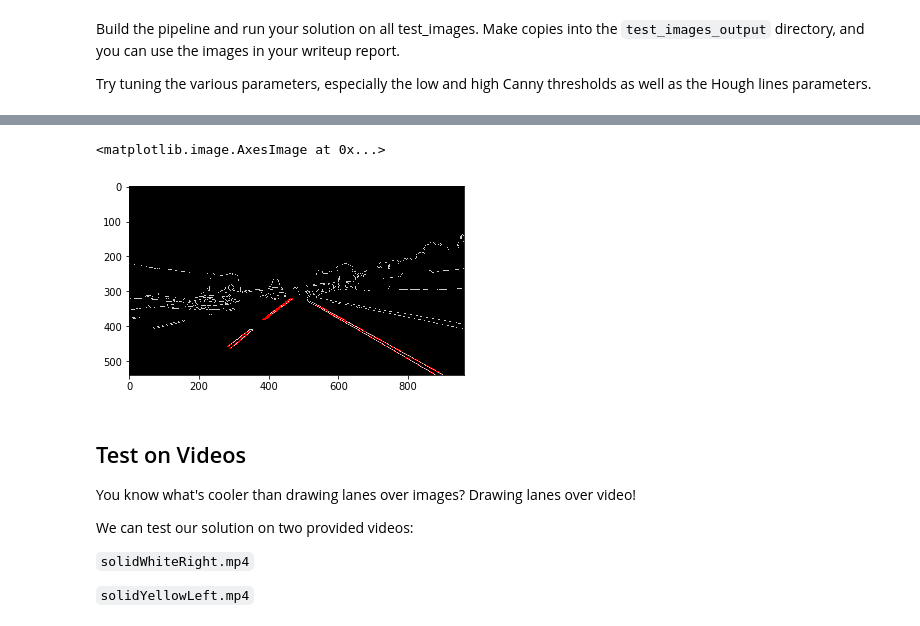
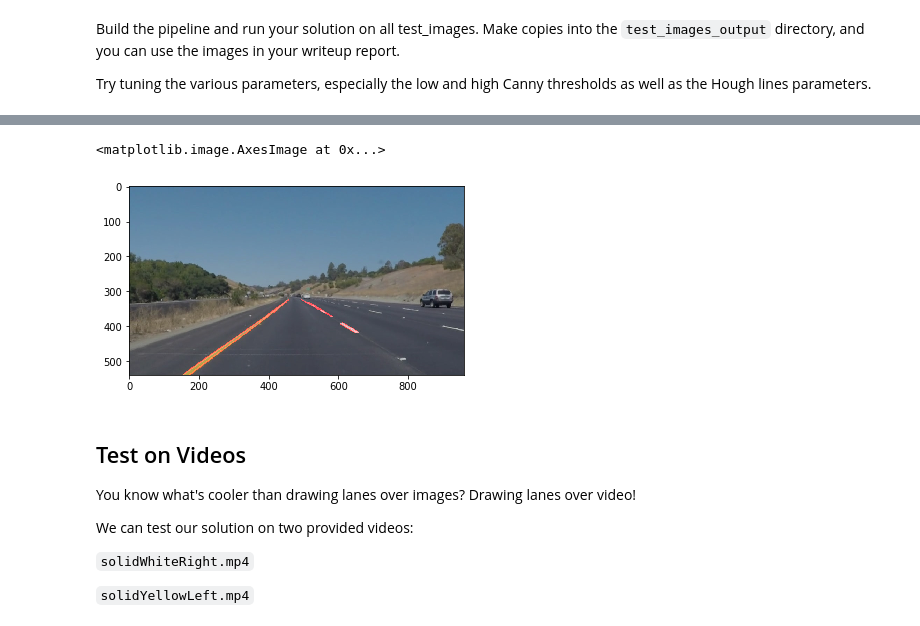
Before and after one commit to MellonGuan/CarND-LaneLines-P1, a Jupyter notebook: P1.ipynb, the cells around one changed output, grey strips where cells are left out. Drawn from its saved outputs; the diff is of its cells as text; code cells hidden in the pictures.

```diff
--- a/P1.ipynb
+++ b/P1.ipynb
@@ -52,7 +52,7 @@ import cv2
 # %%
 #reading in an image
 # image = mpimg.imread('test_images/solidYellowCurve.jpg')
-image = mpimg.imread('test_images/solidWhiteCurve.jpg')
+image = mpimg.imread('test_images/solidYellowCurve.jpg')
 
 #printing out some stats and plotting
 print('This image is:', type(image), 'with dimensions:', image.shape)
@@ -301,14 +245,11 @@ plt.imshow(lines)
 # %%
-# Create a "color" binary image to combine with line image
-color_edges = np.dstack((edges, edges, edges))
+# Draw the lines on the edge image
 
-# Draw the lines on the edge image
-lines_edges = weighted_img(lines, color_edges )
-
+lines_edges = weighted_img(lines, image )
 plt.imshow(lines_edges)
 # %% [output]
 <matplotlib.image.AxesImage at 0x...>
-[figure, old version]
+[figure, new version]
 # %% [markdown]
 ## Test on Videos
 
```
Also changed, not shown: parts of 11 cells of this notebook.
